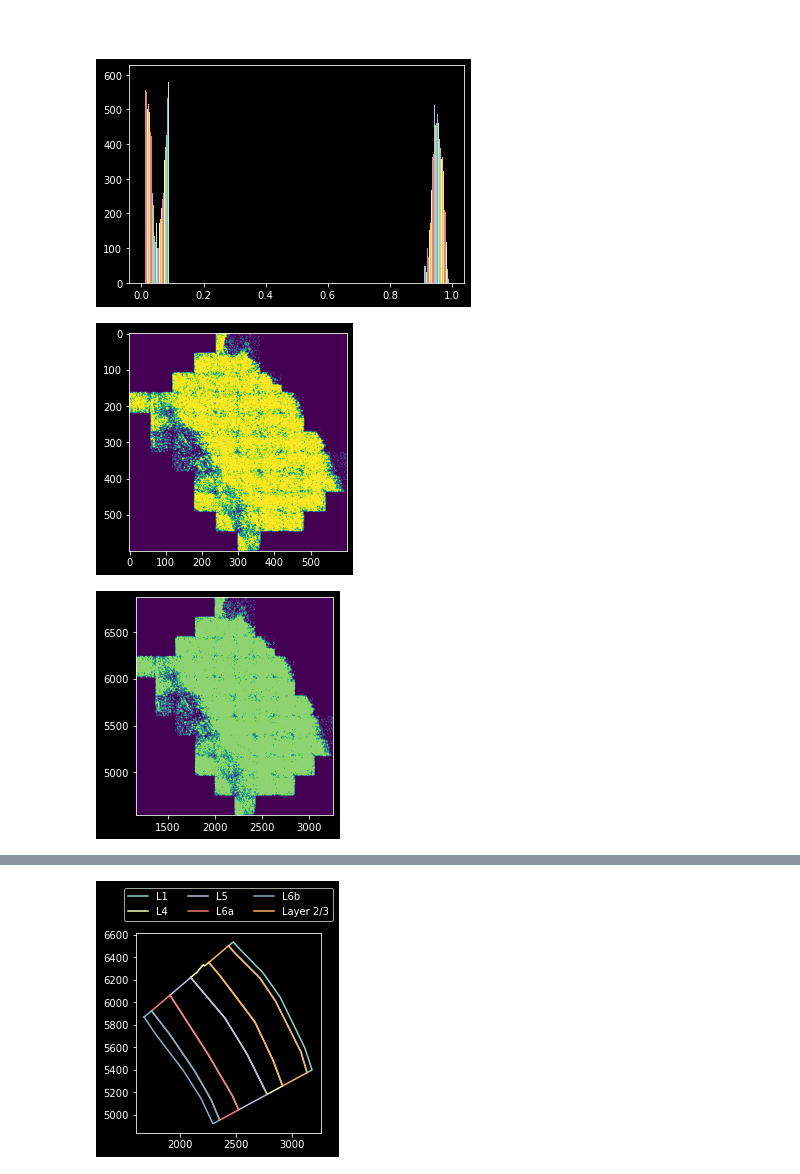
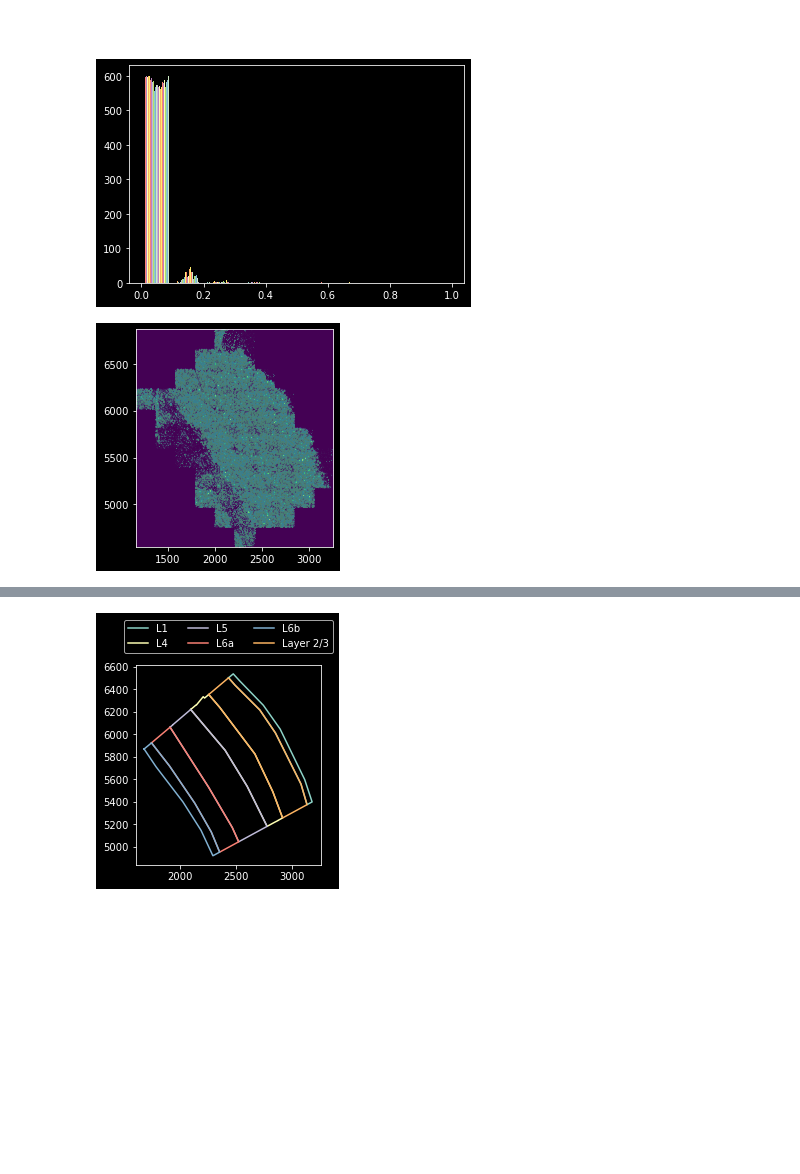
Before and after one commit to kevinyamauchi/ome-ngff-tables-prototype, a Jupyter notebook: notebooks/merfish/merfish.ipynb, the cells around one changed output, grey strips where cells are left out. Saved outputs shown, nothing was run; the diff lists cells and outputs as text; code cells hidden in the pictures; blank space fills up the shorter version.

```diff
--- a/notebooks/merfish/merfish.ipynb
+++ b/notebooks/merfish/merfish.ipynb
@@ -144,32 +140,26 @@ plot_shape_masks_anndata(a_cells)
 import datashader
 import colorcet
 # %%
-df = pd.read_csv("data/Allen_MERFISH_spots_with_anatomy.csv")
-df['datashader'] = np.array([1] * len(df))
+df = pd.read_csv("notebooks/merfish/data/Allen_MERFISH_spots_with_anatomy.csv")
+df["datashader"] = np.array([1] * len(df))
 raster_w = 600
 raster_h = 600
 cvs = datashader.Canvas(plot_width=raster_w, plot_height=raster_h)
-agg = cvs.points(df, x="x_um", y="y_um", agg=datashader.any())
+# agg = cvs.points(df, x="x_um", y="y_um", agg=datashader.any())
+agg = cvs.points(df, x="x_um", y="y_um", agg=datashader.count())
 # img = datashader.tf.shade(agg)
 # raster = img.to_numpy()
 raster = agg.to_numpy()
 raster = raster.astype(np.float64)
 raster /= raster.max()
-raster = np.flipud(raster)
+# raster = np.flipud(raster)
 # raster = np.log(1 + raster)
 # %%
 plt.figure()
 len(df)
 # plt.hist(raster.flatten())
 plt.hist(raster)
 # plt.hist(raster.flatten()[raster.flatten() >1000], bins=1000)
 plt.show()
-##
-plt.figure()
-plt.imshow(raster)
-# plt.xlim([400, 600])
-# plt.ylim([0, 200])
-plt.show()
 # %% [output]
-[figure, old version]
+[figure, new version]
-[figure, removed]
@@ -179,11 +180,12 @@ plt.figure()
 plt.imshow(
     raster,
     extent=(df["x_um"].min(), df["x_um"].max(), df["y_um"].min(), df["y_um"].max()),
+    origin="lower",
 )
 plt.scatter(df["x_um"], df["y_um"], s=1, alpha=0.01)
 plt.show()
 # %% [output]
-[figure, old version]
+[figure, new version]
 # %%
 ##
 min_x = df["x_um"].min()
```
Also changed, not shown: parts of 27 cells of this notebook, 38 other files.
